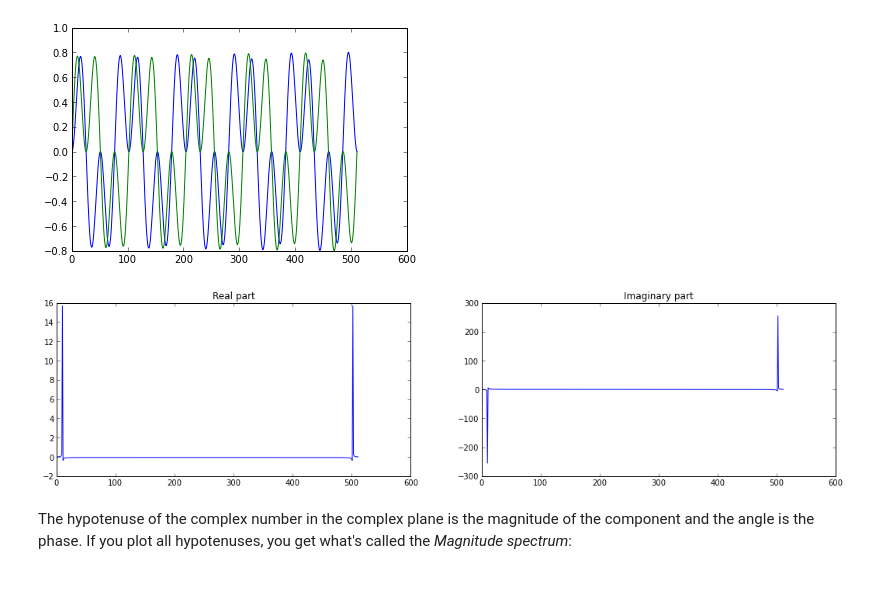
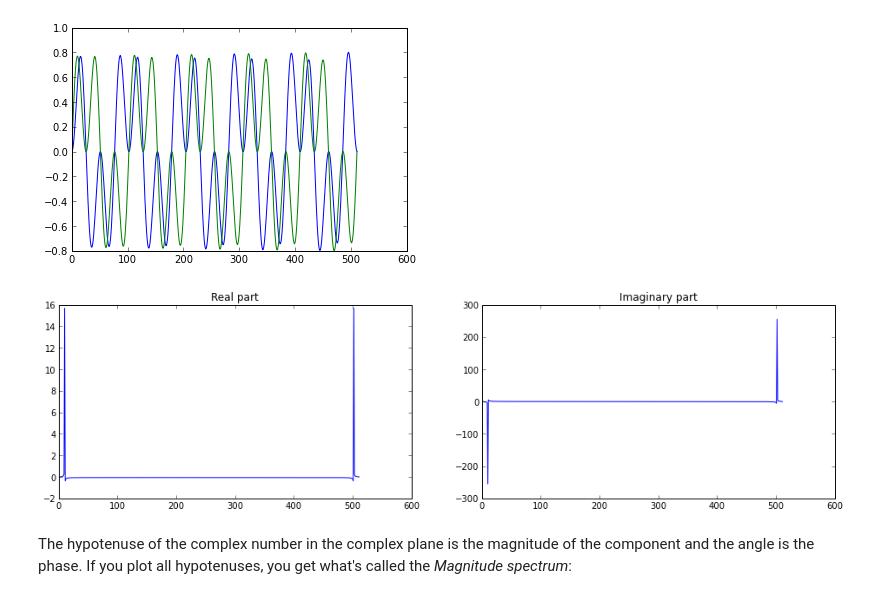
Before and after one commit to mantaraya36/201A-ipython, a Jupyter notebook: Sinusoids and Phasors.ipynb, the cells around one changed output. Drawn from its saved outputs; the diff is of its cells as text; code cells hidden in the pictures.

```diff
--- a/Sinusoids and Phasors.ipynb
+++ b/Sinusoids and Phasors.ipynb
@@ -220,7 +233,7 @@ Adding sine wave and its harmonics at amplitude of $\frac{1}{N}$ produces a saw
 
 We also saw that adding sine waves with the same amplitude results in a bi-polar impulse:
 # %%
-amp_harm_rel = lambda x: 1.0* (x /x)
+amp_harm_rel = lambda x: (x/x)
 for i in range(20):
     plot(add_harmonics(i + 10, amp_harm_rel))
 # %% [output]
@@ -310,20 +323,20 @@ sum(x*sin(5*phasor_phs)), sum(x*cos(5*phasor_phs))
 # %%
 dft = []
 for i in range(len(x)):
     fft_bin = complex(sum(x*cos(i * phasor_phs)), sum(-x*sin(i * phasor_phs)))
     dft.append(fft_bin)
 
 subplot(121)
 plot(real(dft))
 title('Real part')
 
 subplot(122)
 plot(imag(dft))
 title('Imaginary part')
 
-gcf().set_figwidth(18)
+gcf().set_figwidth(16)
 # %% [output]
-[figure, old version]
+[figure, new version]
 # %% [markdown]
 The hypotenuse of the complex number in the complex plane is the magnitude of the component and the angle is the phase. If you plot all hypotenuses, you get what's called the *Magnitude spectrum*:
 # %%
```
Also changed, not shown: parts of 5 cells of this notebook, 1 other file.
